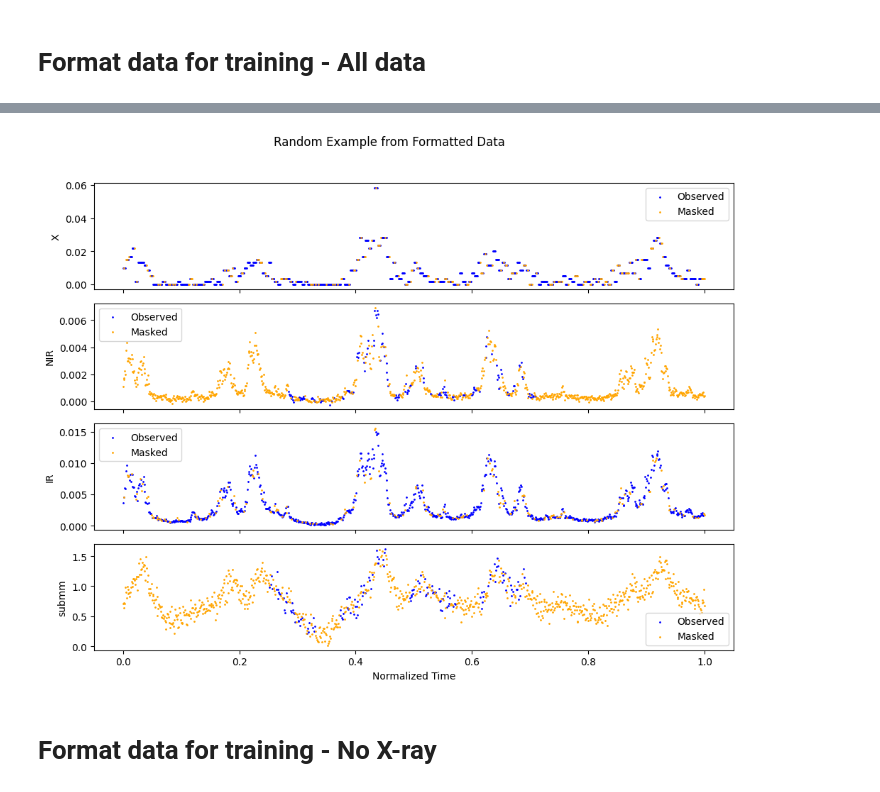
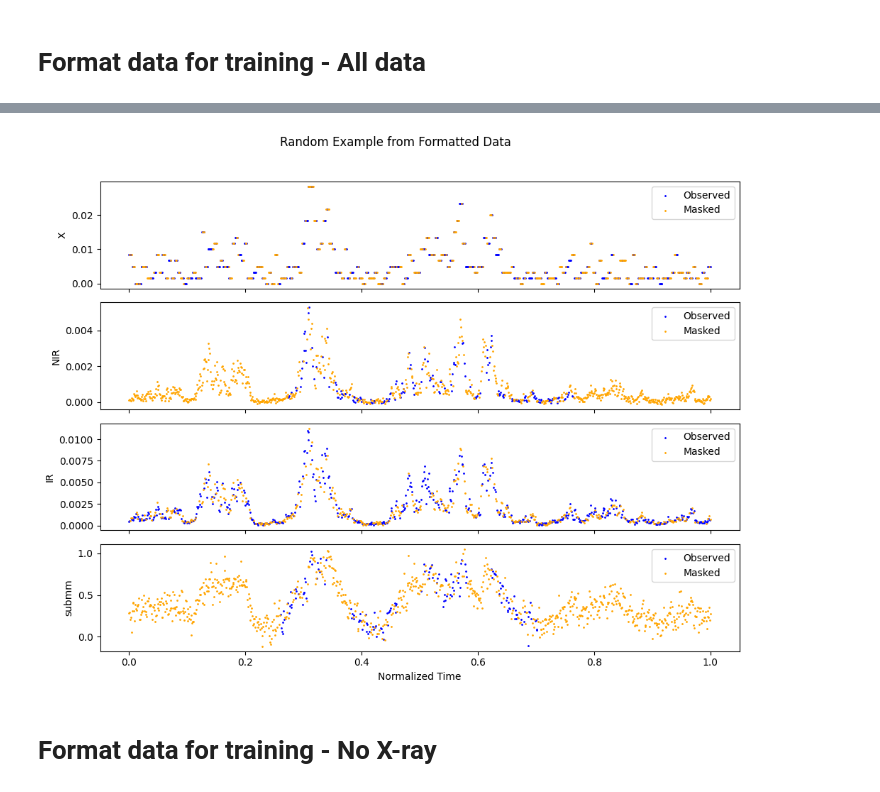
Before and after one commit to GabrielSasseville01/SgrA_Interpolation, a Jupyter notebook: Simulations/create_dataset.ipynb, the cells around one changed output, grey strips where cells are left out. Cells and saved outputs as stored; diff of their text form; code cells hidden in the pictures.

```diff
--- a/Simulations/create_dataset.ipynb
+++ b/Simulations/create_dataset.ipynb
@@ -12,11 +10,8 @@ from sklearn.model_selection import train_test_split
 # %%
-num_simulations = 3200
+num_simulations = 2000
 batch_size = 50
 num_batches = num_simulations // batch_size + (1 if num_simulations % batch_size != 0 else 0)
 num_workers = 8
 
 all_data = sim.Simulation.load_all_data(num_batches, num_workers)
-
-sim_number = 1
-sim.Simulation.plot_simulation(all_data[sim_number - 1]['data'], sim_number, 2) # -1 because indexing starts at 0
 # %% [output]
@@ -108,46 +37,16 @@ Batch 63 for worker 7 not found.
-# %%
-def plot_random_example(file_path):
-    # Load the .npz file
-    data = np.load(file_path)
-
-    # Combine the train, val, and test data to pick a random example from all data
-    all_data = np.concatenate([data['train'], data['val'], data['test']], axis=0)
-
-    # Select a random example
-    random_index = 2999
-    # random_index = np.random.randint(all_data.shape[0])
-    example = all_data[random_index]
-
-    timesteps = example.shape[0]
-    channels = 4  # X, NIR, IR, submm
-
-    # Create a figure with subplots for each channel
-    fig, axes = plt.subplots(channels, 1, figsize=(10, 8), sharex=True)
-    time = np.linspace(0, 1, timesteps)
-
-    for j, key in enumerate(["X", "NIR", "IR", "submm"]):
-        # Retrieve the data and mask for this channel
-        ydata = example[:, j]
-        mask = example[:, channels + j]
-
-        # Plot observed data (where mask is 1)
-        axes[j].scatter(time[mask == 1], ydata[mask == 1], color='blue', label='Observed', s=1)
-        # Plot masked data (where mask is 0)
-        axes[j].scatter(time[mask == 0], ydata[mask == 0], color='orange', label='Masked', s=1)
-
-        # Label the subplot
-        axes[j].set_ylabel(key)
-        axes[j].legend()
-
-    # Set common labels
-    axes[-1].set_xlabel("Normalized Time")
-    plt.suptitle("Random Example from Formatted Data")
-    plt.tight_layout(rect=[0, 0, 1, 0.96])
-    plt.show()
-
-# Usage
-plot_random_example("sgra_data.npz")
-# %% [output]
-[figure, removed]
+# %%
+filename = 'sgra.npz'
+keys = ['X', 'NIR', 'IR', 'submm']
+
+simdata = simData(all_data)
+
+simdata.mask_data(noise=0.2)
+
+simdata.create_tripletformer_data(filename, keys=keys)
+
+# Usage
+simdata.plot_random_example(filename, keys=keys)
+# %% [output]
+[figure, added]
 # %% [markdown]
 # Format data for training - No X-ray
```
Also changed, not shown: parts of 14 cells of this notebook, 2 other files.
